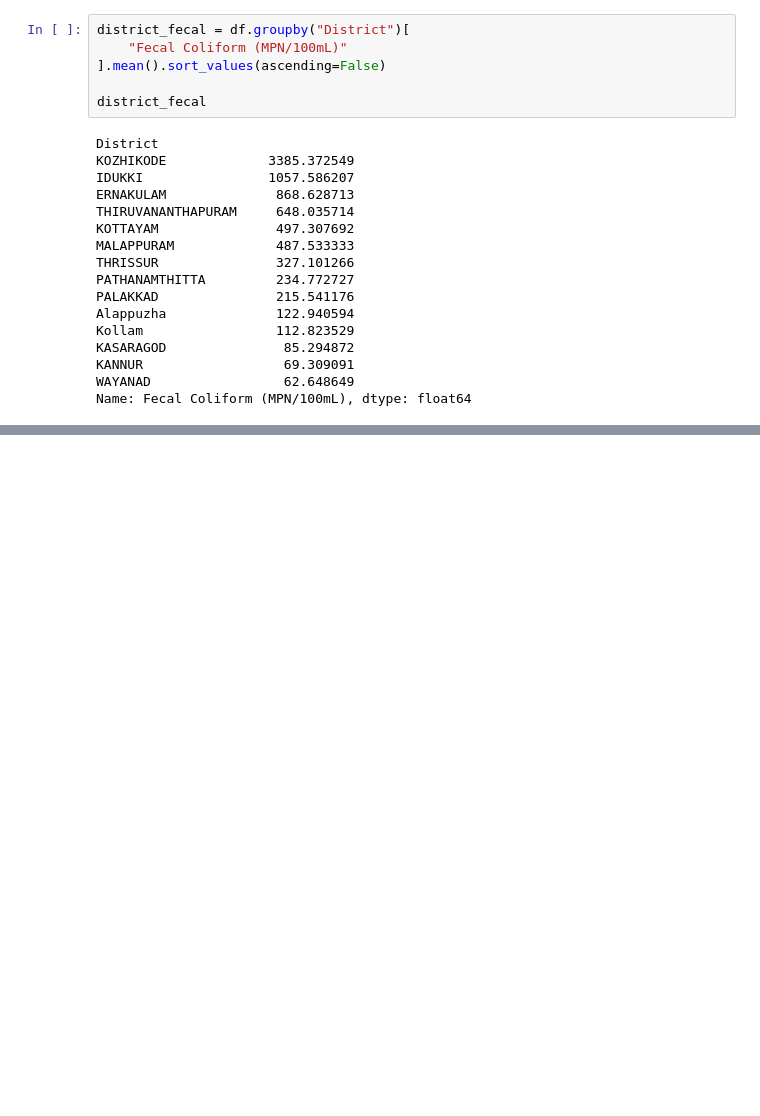
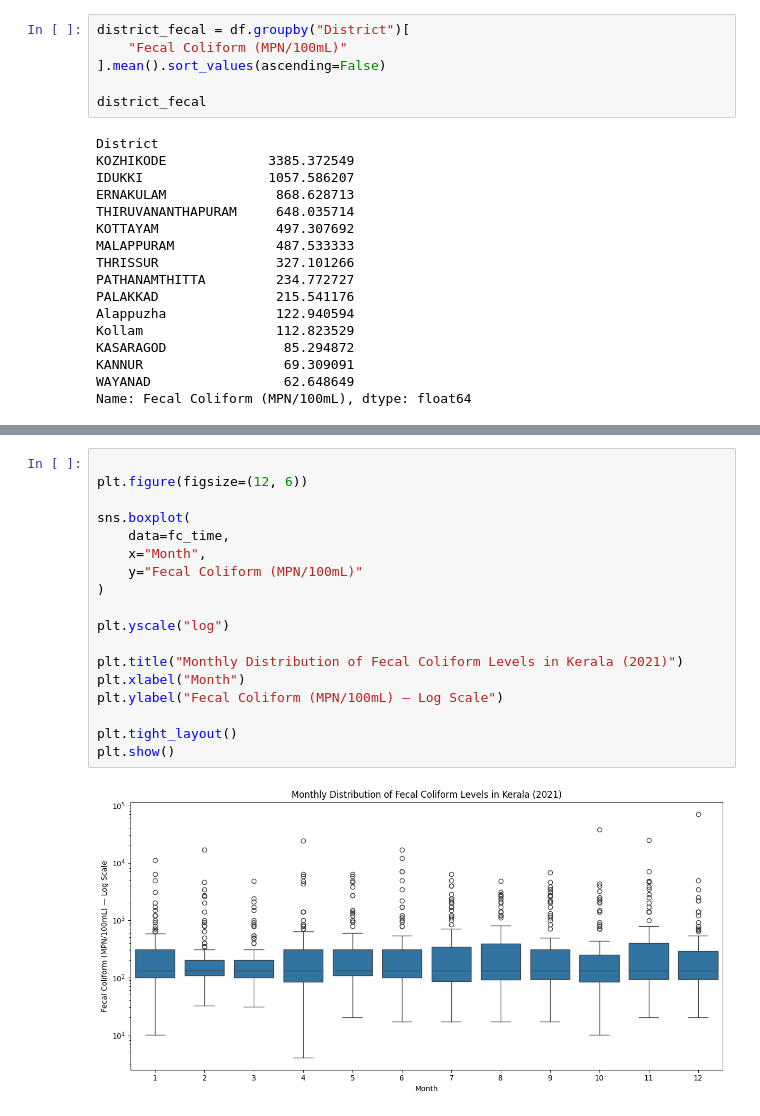
Before and after one commit to SanjanaPS502428/Water-Quality-Analysis, a Jupyter notebook: notebooks/02_water_quality_eda.ipynb, the cells around one changed output, grey strips where cells are left out. Drawn from its saved outputs; the diff is of its cells as text; blank space fills up the shorter version.

```diff
--- a/notebooks/02_water_quality_eda.ipynb
+++ b/notebooks/02_water_quality_eda.ipynb
@@ -115,0 +296,20 @@ Name: Fecal Coliform (MPN/100mL), dtype: float64
+# %%
+
+plt.figure(figsize=(12, 6))
+
+sns.boxplot(
+    data=fc_time,
+    x="Month",
+    y="Fecal Coliform (MPN/100mL)"
+)
+
+plt.yscale("log")
+
+plt.title("Monthly Distribution of Fecal Coliform Levels in Kerala (2021)")
+plt.xlabel("Month")
+plt.ylabel("Fecal Coliform (MPN/100mL) — Log Scale")
+
+plt.tight_layout()
+plt.show()
+# %% [output]
+[figure, added]
```
Also changed, not shown: parts of 34 cells of this notebook.
